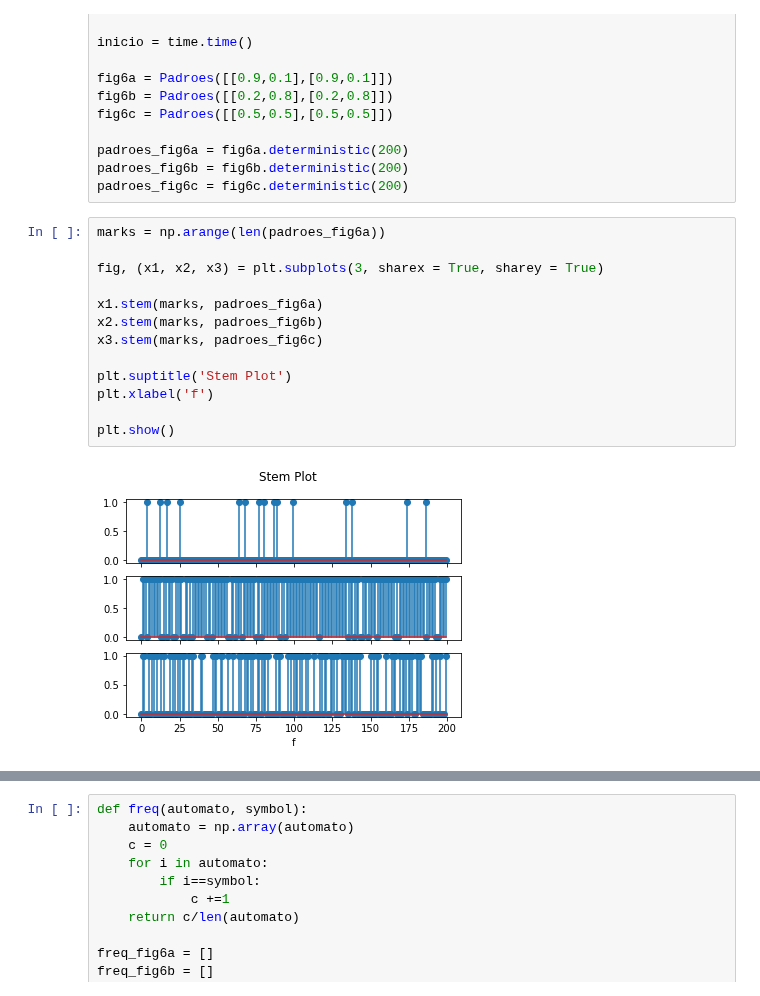
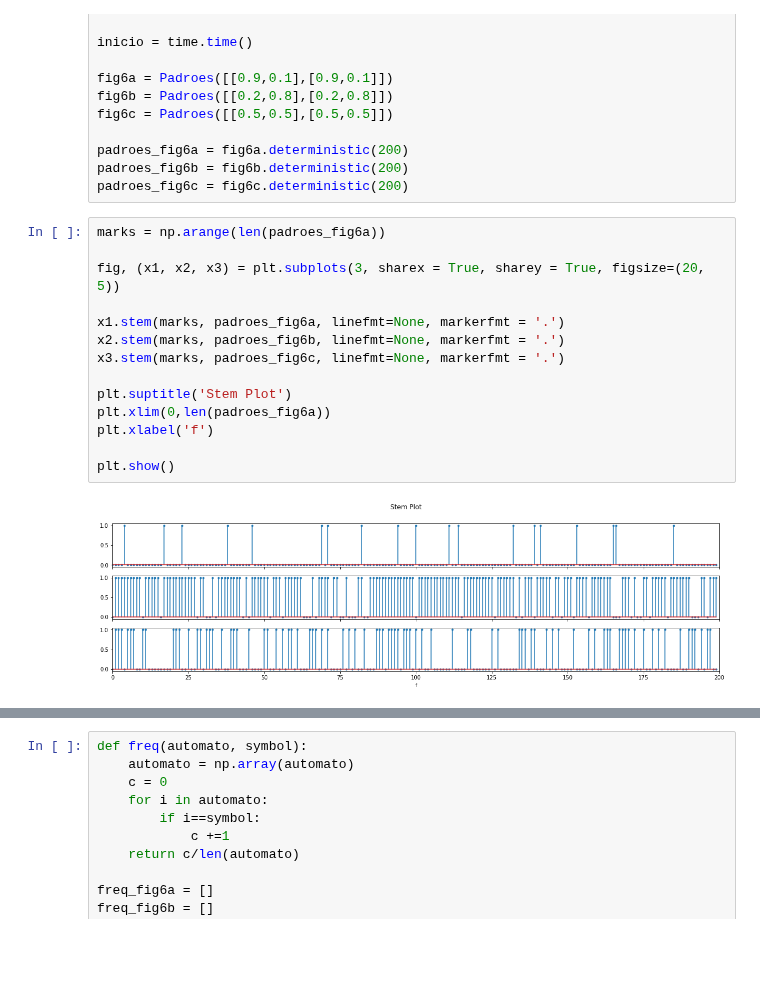
Before and after one commit to ricardotetti/pattern_recognition_and_analisys, a Jupyter notebook: proj_1/Projeto1a.ipynb, the cells around one changed output, grey strips where cells are left out. Saved outputs shown, nothing was run; the diff lists cells and outputs as text; blank space fills up the shorter version.

```diff
--- a/proj_1/Projeto1a.ipynb
+++ b/proj_1/Projeto1a.ipynb
@@ -42,17 +42,18 @@ padroes_fig6c = fig6c.deterministic(200)
 # %%
 marks = np.arange(len(padroes_fig6a))
 
-fig, (x1, x2, x3) = plt.subplots(3, sharex = True, sharey = True)
+fig, (x1, x2, x3) = plt.subplots(3, sharex = True, sharey = True, figsize=(20, 5))
 
-x1.stem(marks, padroes_fig6a)
-x2.stem(marks, padroes_fig6b)
-x3.stem(marks, padroes_fig6c)
+x1.stem(marks, padroes_fig6a, linefmt=None, markerfmt = '.')
+x2.stem(marks, padroes_fig6b, linefmt=None, markerfmt = '.')
+x3.stem(marks, padroes_fig6c, linefmt=None, markerfmt = '.')
 
 plt.suptitle('Stem Plot')
+plt.xlim(0,len(padroes_fig6a))
 plt.xlabel('f')
 
 plt.show()
 # %% [output]
-[figure, old version]
+[figure, new version]
 # %%
 
```
Also changed, not shown: parts of 2 cells of this notebook.
